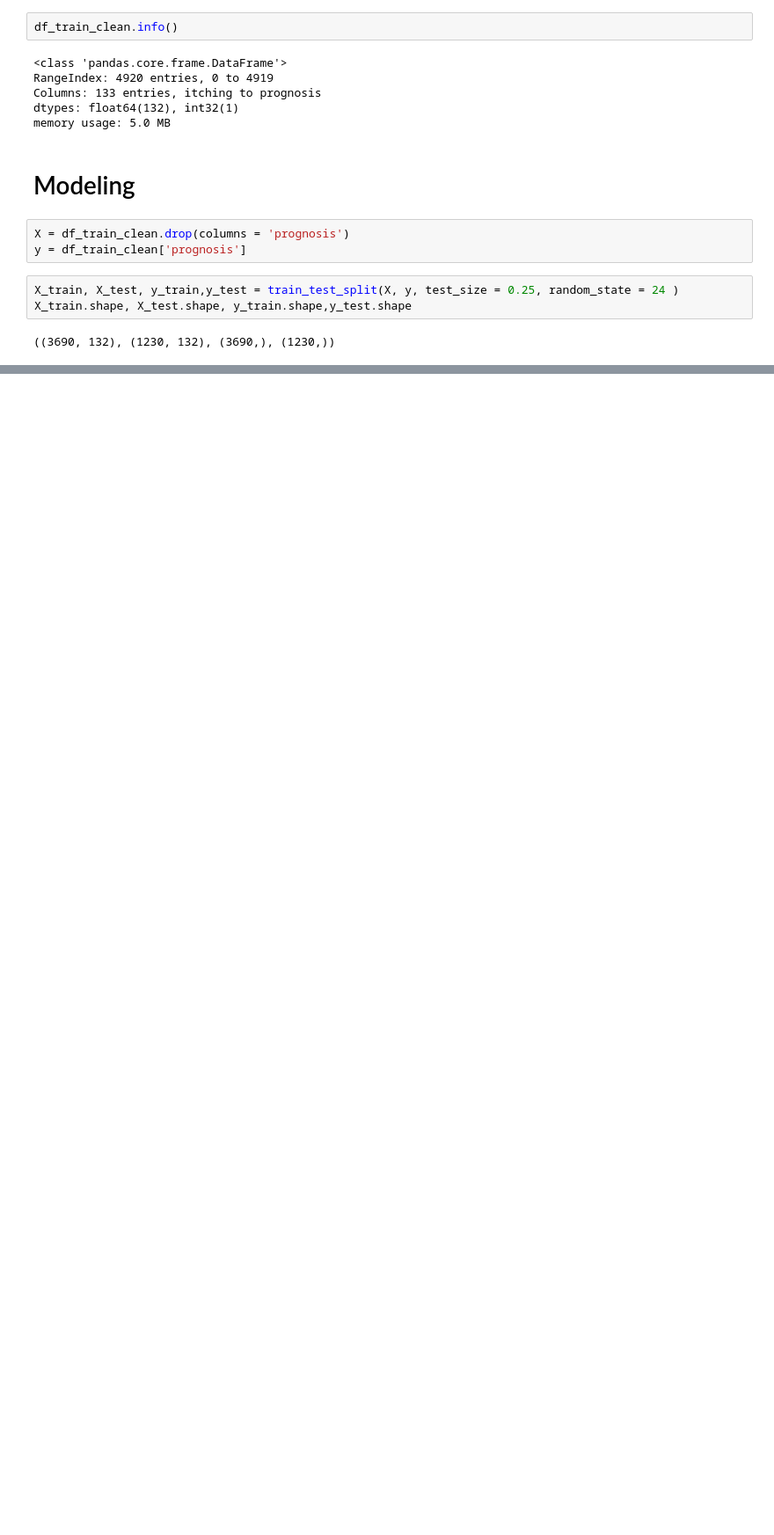
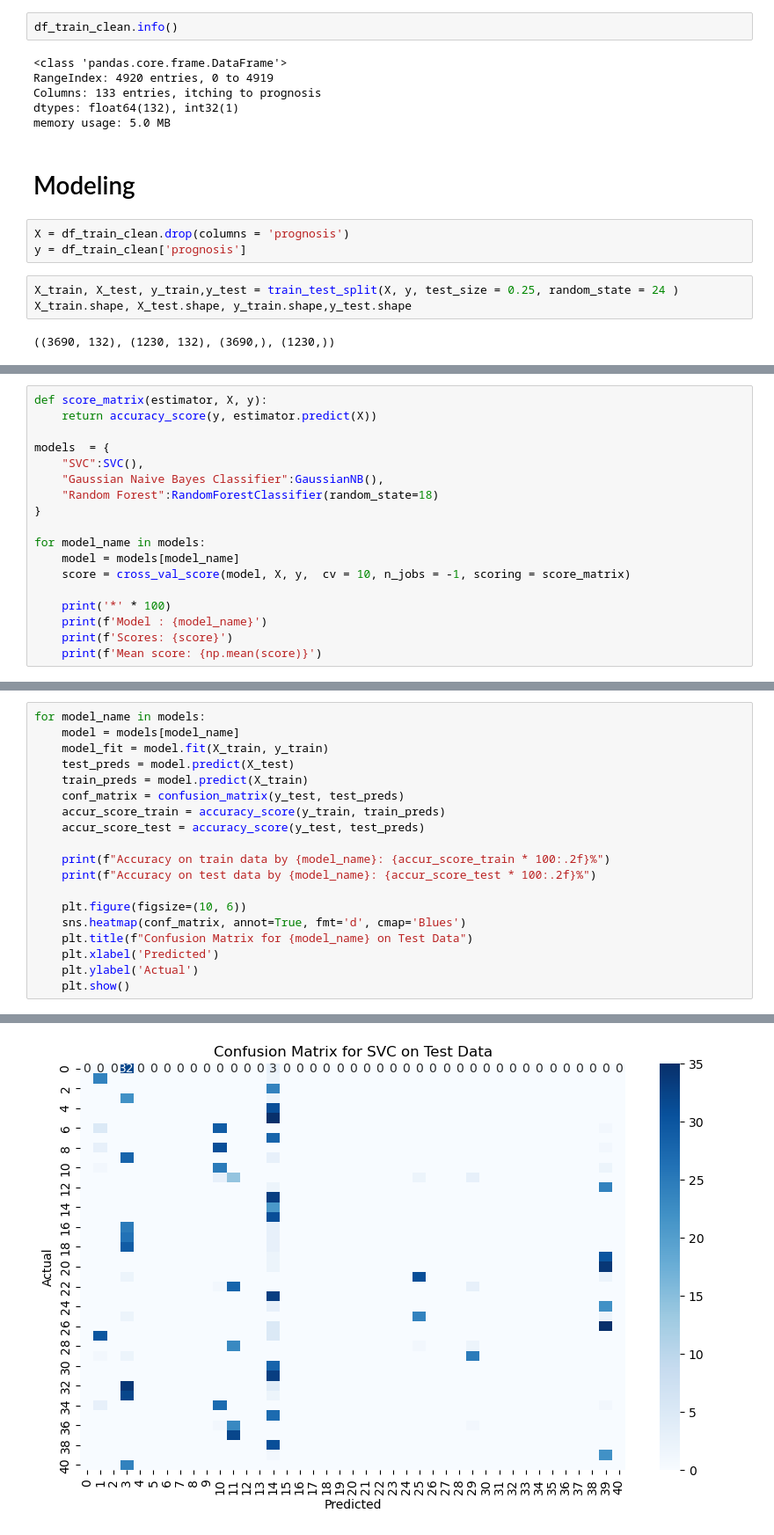
Before and after one commit to Douglaskhembo/Disease_prediction_model, a Jupyter notebook: disease_prediction.ipynb, the cells around one changed output, grey strips where cells are left out. Shown at 88% size. Drawn from its saved outputs; the diff is of its cells as text; blank space fills up the shorter version.

Commit message:
model selection

```diff
--- a/disease_prediction.ipynb
+++ b/disease_prediction.ipynb
@@ -230,0 +237,18 @@ X_train.shape, X_test.shape, y_train.shape,y_test.shape
+# %%
+def score_matrix(estimator, X, y):
+    return accuracy_score(y, estimator.predict(X))
+
+models  = {
+    "SVC":SVC(),
+    "Gaussian Naive Bayes Classifier":GaussianNB(),
+    "Random Forest":RandomForestClassifier(random_state=18)
+}
+
+for model_name in models:
+    model = models[model_name]
+    score = cross_val_score(model, X, y,  cv = 10, n_jobs = -1, scoring = score_matrix)
+
+    print('*' * 100)
+    print(f'Model : {model_name}')
+    print(f'Scores: {score}')
+    print(f'Mean score: {np.mean(score)}')
@@ -230,0 +273,20 @@ X_train.shape, X_test.shape, y_train.shape,y_test.shape
+# %%
+for model_name in models:
+    model = models[model_name]
+    model_fit = model.fit(X_train, y_train)
+    test_preds = model.predict(X_test)
+    train_preds = model.predict(X_train)
+    conf_matrix = confusion_matrix(y_test, test_preds)
+    accur_score_train = accuracy_score(y_train, train_preds)
+    accur_score_test = accuracy_score(y_test, test_preds)
+
+    print(f"Accuracy on train data by {model_name}: {accur_score_train * 100:.2f}%")
+    print(f"Accuracy on test data by {model_name}: {accur_score_test * 100:.2f}%")
+
+    plt.figure(figsize=(10, 6))
+    sns.heatmap(conf_matrix, annot=True, fmt='d', cmap='Blues')
+    plt.title(f"Confusion Matrix for {model_name} on Test Data")
+    plt.xlabel('Predicted')
+    plt.ylabel('Actual')
+    plt.show()
+# %% [output]
@@ -230,0 +295 @@ X_train.shape, X_test.shape, y_train.shape,y_test.shape
+[figure, added]
```
Also changed, not shown: parts of 5 cells of this notebook.
